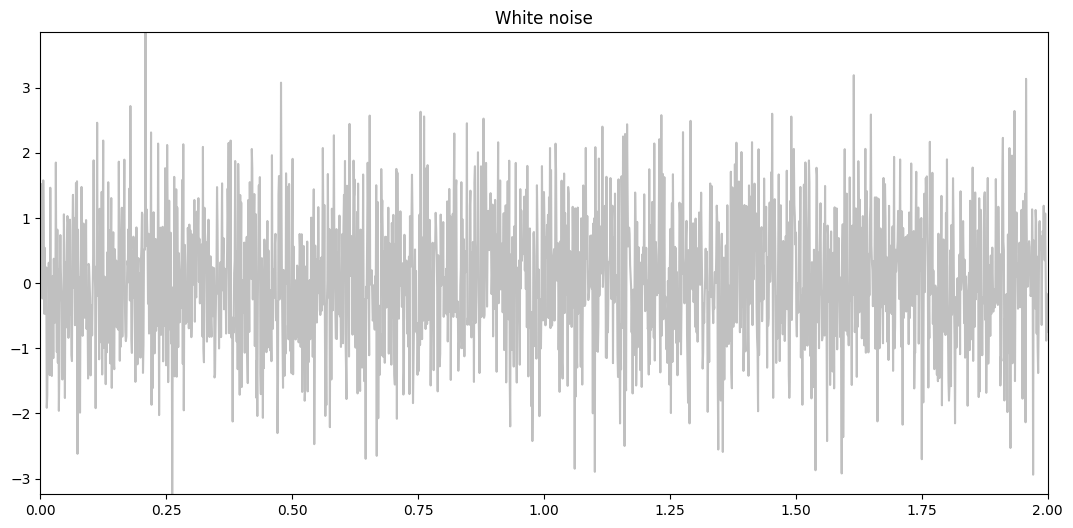
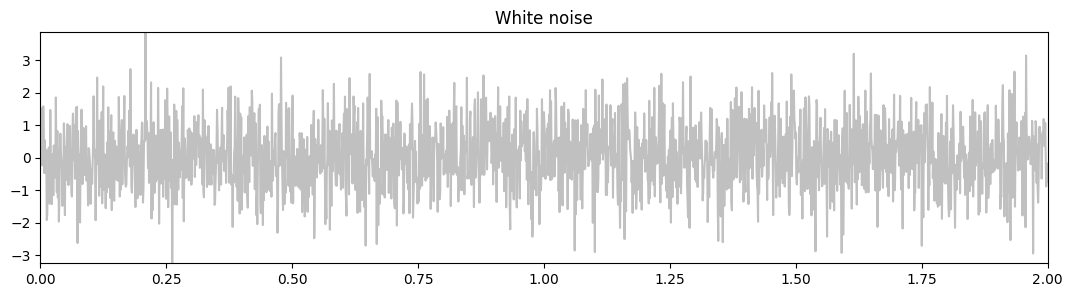
Code edit (unified diff) that turned the first committed figure into the second:
--- before
+++ after
@@ -25,5 +25,5 @@
 red_noise = red_noise / np.std(red_noise)
 
-plt.figure(figsize=(13, 6))
+plt.figure(figsize=(13, 3))
 plt.title('White noise')
 plt.plot(t, white_noise, color='silver')
@@ -32,5 +32,5 @@
 plt.show()
 
-plt.figure(figsize=(13, 6))
+plt.figure(figsize=(13, 3))
 plt.title('Pink noise')
 plt.plot(t, pink_noise, color='pink')
@@ -39,5 +39,5 @@
 plt.show()
 
-plt.figure(figsize=(13, 6))
+plt.figure(figsize=(13, 3))
 plt.title('Red noise')
 plt.plot(t, red_noise, color='crimson')
@@ -46,5 +46,5 @@
 plt.show()
 
-print(f'Белый шум: middle:{np.mean(white_noise)}, среднее: {np.median(white_noise)}')
-print(f'Белый шум: middle:{np.mean(pink_noise)}, среднее: {np.median(pink_noise)}')
-print(f'Белый шум: middle:{np.mean(red_noise)}, среднее: {np.median(red_noise)}')
+print(f'Белый шум: среднее:{np.mean(white_noise)}, дисперсия: {np.var(white_noise)}')
+print(f'Розовый шум: среднее:{np.mean(pink_noise)}, дисперсия: {np.var(pink_noise)}')
+print(f'Красный шум: среднее:{np.mean(red_noise)}, дисперсия: {np.var(red_noise)}')

Commit: t1